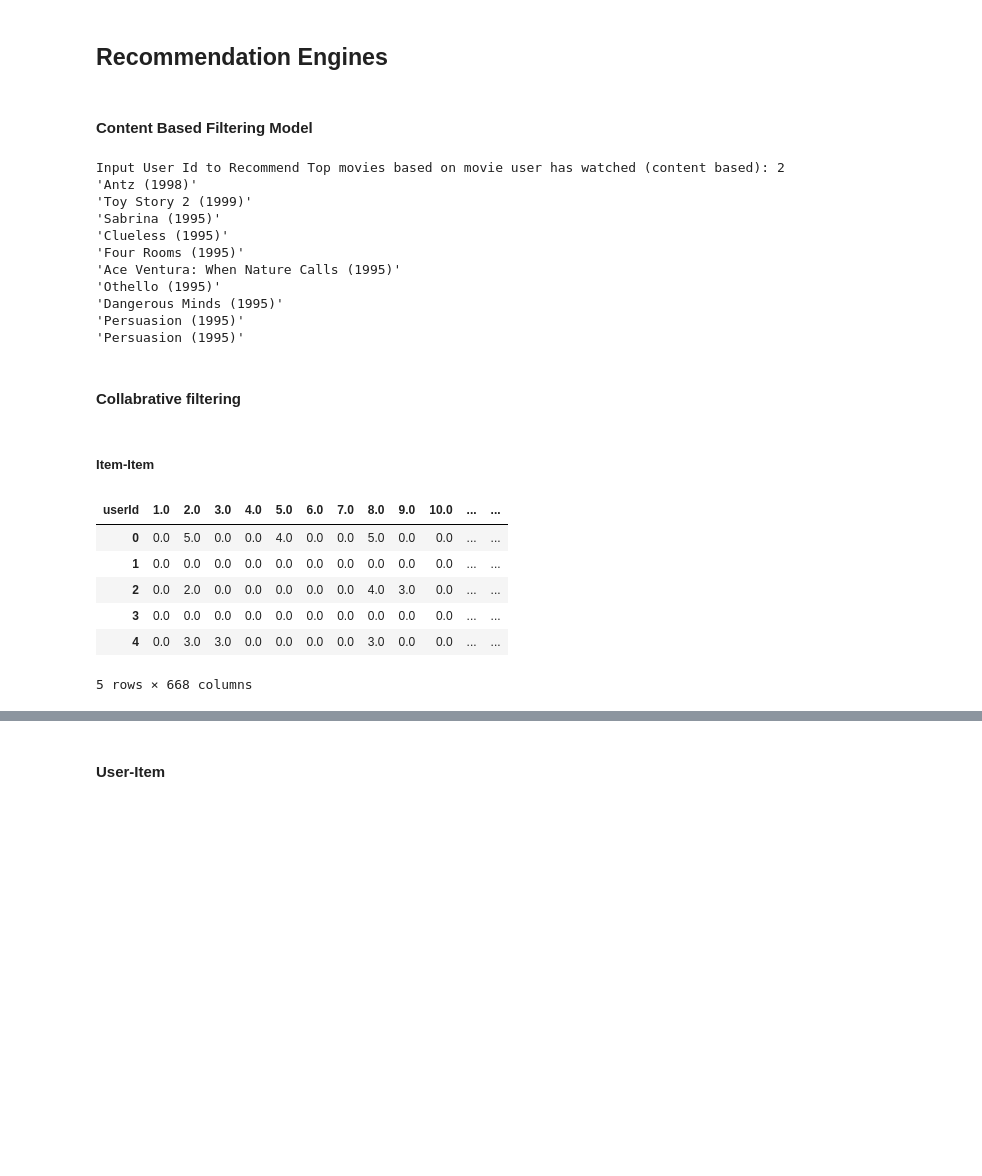
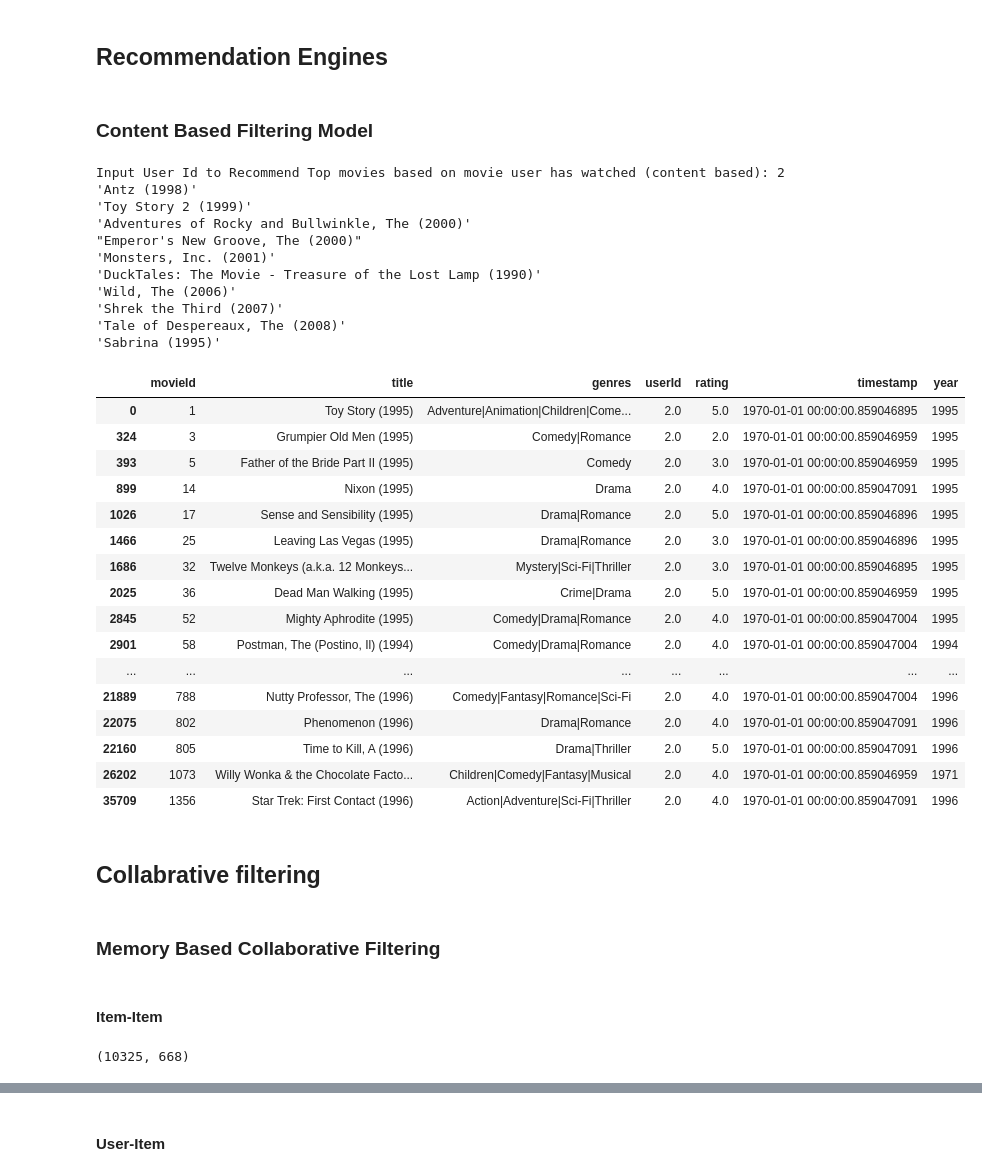
Before and after one commit to Benedkt93/movie_recommendation, a Jupyter notebook: final_project.ipynb, the cells around one changed output, grey strips where cells are left out. Saved outputs shown, nothing was run; the diff lists cells and outputs as text; code cells hidden in the pictures; blank space fills up the shorter version.

```diff
--- a/final_project.ipynb
+++ b/final_project.ipynb
@@ -453,5 +453,5 @@ round(pd.DataFrame(pca.explained_variance_ratio_), 5)
 # %% [markdown]
 ## Recommendation Engines
 # %% [markdown]
-#### Content Based Filtering Model
+### Content Based Filtering Model
 # %%
@@ -473,50 +477,79 @@ def get_recommendations_by_geners(title, sim_movies=cosine_sim_movies):
     return movies_df['title'].iloc[indices_movie]
 # %%
 userId=input("Input User Id to Recommend Top movies based on movie user has watched (content based): ")
+#convert str into int
 userId = int(userId)
 
 recommended = []
 movie_list = []
-user_rated = ratings_clean[ratings_clean["userId"]== userId]
+user_rated = ratings_df[ratings_df["userId"]== userId]
 for key, row in user_rated.iterrows():
   movie_list.append((movies_df["title"][row["movieId"]==movies_df["movieId"]]).values)
 for index, movie in enumerate(movie_list):
   for key, movie_recommended in get_recommendations_by_geners(movie[0]).iteritems():
     recommended.append(movie_recommended)
 
-content_based_rec = all_movies_clean['movieId'].value_counts()
+content_based_rec = all_movies['movieId'].value_counts()
+#remove already watched movie by user
 for movie_title in recommended:
   if movie_title in movie_list:
     recommended.remove(movie_title)
-
+#remove duplicate movies to user recommendations
+def Remove_dups(duplicate):
+    final_list = []
+    for num in duplicate:
+        if num not in final_list:
+            final_list.append(num)
+    return final_list
+recommended = Remove_dups(recommended[:20])
+#print top 10 movies for recommendation
 print( "\n".join( repr(e) for e in recommended[:10] ))
 # %% [output]
 Input User Id to Recommend Top movies based on movie user has watched (content based): 2
 'Antz (1998)'
 'Toy Story 2 (1999)'
+'Adventures of Rocky and Bullwinkle, The (2000)'
+"Emperor's New Groove, The (2000)"
+'Monsters, Inc. (2001)'
+'DuckTales: The Movie - Treasure of the Lost Lamp (1990)'
+'Wild, The (2006)'
+'Shrek the Third (2007)'
+'Tale of Despereaux, The (2008)'
 'Sabrina (1995)'
-'Clueless (1995)'
-'Four Rooms (1995)'
-'Ace Ventura: When Nature Calls (1995)'
-'Othello (1995)'
-'Dangerous Minds (1995)'
-'Persuasion (1995)'
-'Persuasion (1995)'
+# %%
+#cheking original data
+all_movies[all_movies["userId"]== userId]
+# %% [output]
+|  | movieId | title | genres | userId | rating | timestamp | year |
+| 0 | 1 | Toy Story (1995) | Adventure|Animation|Children|Come... | 2.0 | 5.0 | 1970-01-01 00:00:00.859046895 | 1995 |
+| 324 | 3 | Grumpier Old Men (1995) | Comedy|Romance | 2.0 | 2.0 | 1970-01-01 00:00:00.859046959 | 1995 |
+| 393 | 5 | Father of the Bride Part II (1995) | Comedy | 2.0 | 3.0 | 1970-01-01 00:00:00.859046959 | 1995 |
+| 899 | 14 | Nixon (1995) | Drama | 2.0 | 4.0 | 1970-01-01 00:00:00.859047091 | 1995 |
+| 1026 | 17 | Sense and Sensibility (1995) | Drama|Romance | 2.0 | 5.0 | 1970-01-01 00:00:00.859046896 | 1995 |
+| 1466 | 25 | Leaving Las Vegas (1995) | Drama|Romance | 2.0 | 3.0 | 1970-01-01 00:00:00.859046896 | 1995 |
+| 1686 | 32 | Twelve Monkeys (a.k.a. 12 Monkeys... | Mystery|Sci-Fi|Thriller | 2.0 | 3.0 | 1970-01-01 00:00:00.859046895 | 1995 |
+| 2025 | 36 | Dead Man Walking (1995) | Crime|Drama | 2.0 | 5.0 | 1970-01-01 00:00:00.859046959 | 1995 |
+| 2845 | 52 | Mighty Aphrodite (1995) | Comedy|Drama|Romance | 2.0 | 4.0 | 1970-01-01 00:00:00.859047004 | 1995 |
+| 2901 | 58 | Postman, The (Postino, Il) (1994) | Comedy|Drama|Romance | 2.0 | 4.0 | 1970-01-01 00:00:00.859047004 | 1994 |
+| ... | ... | ... | ... | ... | ... | ... | ... |
+| 21889 | 788 | Nutty Professor, The (1996) | Comedy|Fantasy|Romance|Sci-Fi | 2.0 | 4.0 | 1970-01-01 00:00:00.859047004 | 1996 |
+| 22075 | 802 | Phenomenon (1996) | Drama|Romance | 2.0 | 4.0 | 1970-01-01 00:00:00.859047091 | 1996 |
+| 22160 | 805 | Time to Kill, A (1996) | Drama|Thriller | 2.0 | 5.0 | 1970-01-01 00:00:00.859047091 | 1996 |
+| 26202 | 1073 | Willy Wonka & the Chocolate Facto... | Children|Comedy|Fantasy|Musical | 2.0 | 4.0 | 1970-01-01 00:00:00.859046959 | 1971 |
+| 35709 | 1356 | Star Trek: First Contact (1996) | Action|Adventure|Sci-Fi|Thriller | 2.0 | 4.0 | 1970-01-01 00:00:00.859047091 | 1996 |
 # %% [markdown]
-#### Collabrative filtering
+## Collabrative filtering
+# %% [markdown]
+### Memory Based Collaborative Filtering
 # %% [markdown]
-##### Item-Item
+#### Item-Item
 # %%
+#create pivot table of ratings with movie id index and user id in column
 item_item_matrix = all_movies.pivot_table(index=['movieId'],columns=['userId'],values='rating').reset_index(drop=True)
+#replace null values with 0
 item_item_matrix.fillna( 0, inplace = True )
-item_item_matrix.head()
+item_item_matrix.shape
 # %% [output]
-| userId | 1.0 | 2.0 | 3.0 | 4.0 | 5.0 | 6.0 | 7.0 | 8.0 | 9.0 | 10.0 | ... | ... |
-| 0 | 0.0 | 5.0 | 0.0 | 0.0 | 4.0 | 0.0 | 0.0 | 5.0 | 0.0 | 0.0 | ... | ... |
-| 1 | 0.0 | 0.0 | 0.0 | 0.0 | 0.0 | 0.0 | 0.0 | 0.0 | 0.0 | 0.0 | ... | ... |
-| 2 | 0.0 | 2.0 | 0.0 | 0.0 | 0.0 | 0.0 | 0.0 | 4.0 | 3.0 | 0.0 | ... | ... |
-| 3 | 0.0 | 0.0 | 0.0 | 0.0 | 0.0 | 0.0 | 0.0 | 0.0 | 0.0 | 0.0 | ... | ... |
-| 4 | 0.0 | 3.0 | 3.0 | 0.0 | 0.0 | 0.0 | 0.0 | 3.0 | 0.0 | 0.0 | ... | ... |
-5 rows × 668 columns
+(10325, 668)
 # %%
 from sklearn.metrics import pairwise_distances
```
Also changed, not shown: parts of 10 cells of this notebook.
